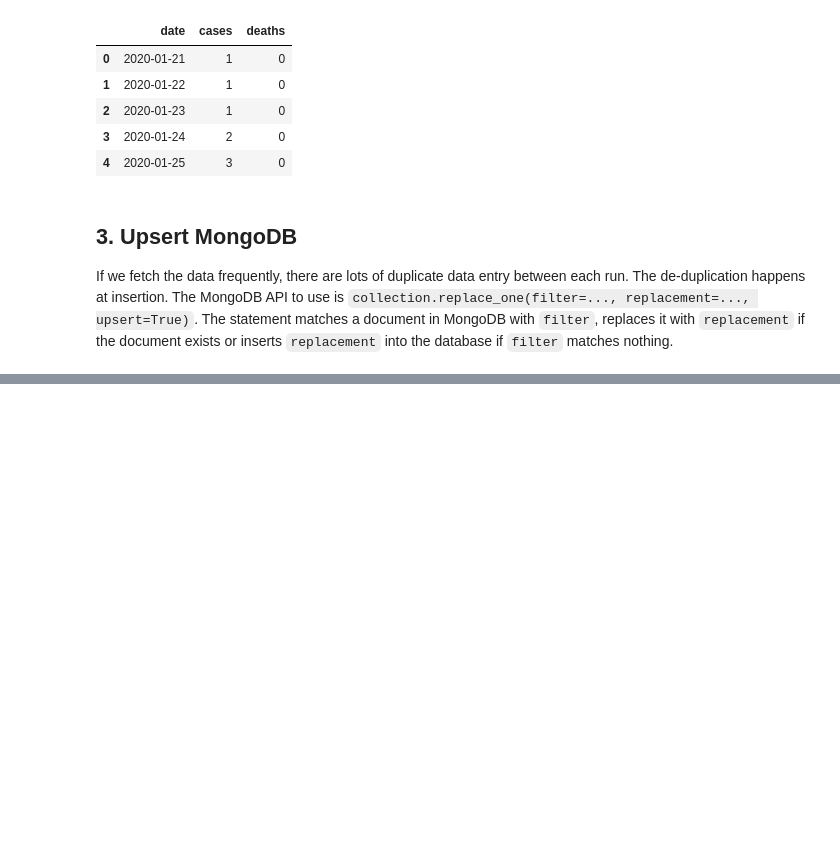
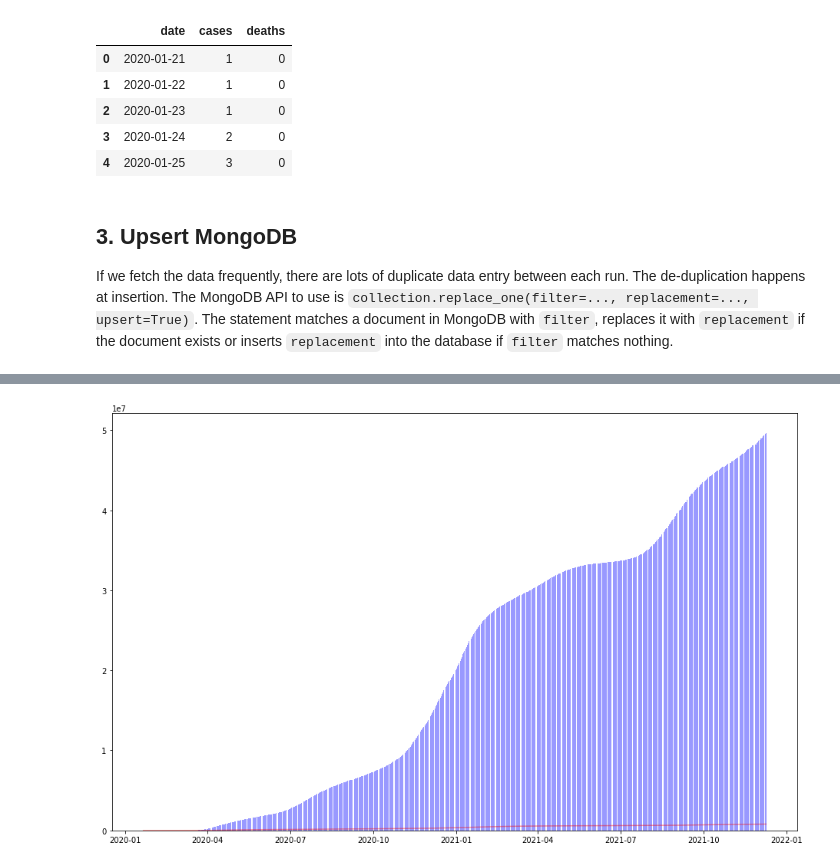
Before and after one commit to ysong1020/CovidTracker, a Jupyter notebook: ETL_EDA.ipynb, the cells around one changed output, grey strips where cells are left out. Cells and saved outputs as stored; diff of their text form; code cells hidden in the pictures; blank space fills up the shorter version.

```diff
--- a/ETL_EDA.ipynb
+++ b/ETL_EDA.ipynb
@@ -130,0 +137,8 @@ Use the smallest datset -- 'us' for EDA.
+# %%
+client = pymongo.MongoClient()
+db = client.get_database("us") # to-do: combine the three database into the same one...
+collection = db.get_collection("us")
+data = list(collection.find())
+df = pd.DataFrame.from_records(data)
+df.drop('_id', axis=1, inplace=True)
+df
@@ -130,0 +159,10 @@ Use the smallest datset -- 'us' for EDA.
+# %%
+plt.figure(figsize=(16, 10))
+
+plt.bar(df.date.values, df.cases.values, color = 'blue' , label='Cases over time', alpha=0.4)
+plt.plot(df.date.values, df.deaths.values, color = 'red', label='Deaths over time', alpha=0.4)
+
+
+plt.show()
+# %% [output]
+[figure, added]
```
Also changed, not shown: parts of 33 cells of this notebook.
